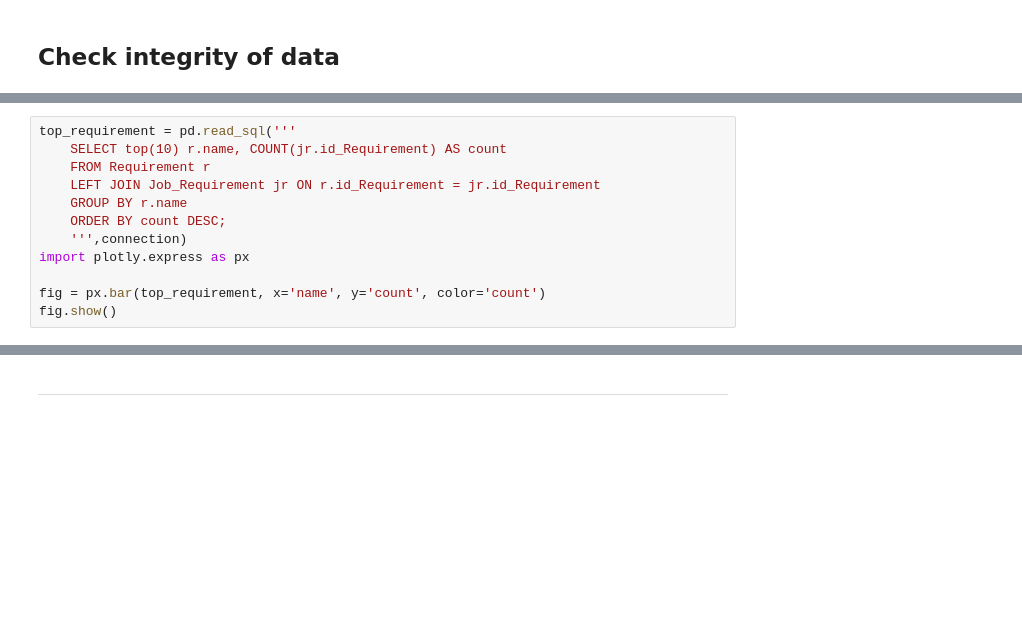
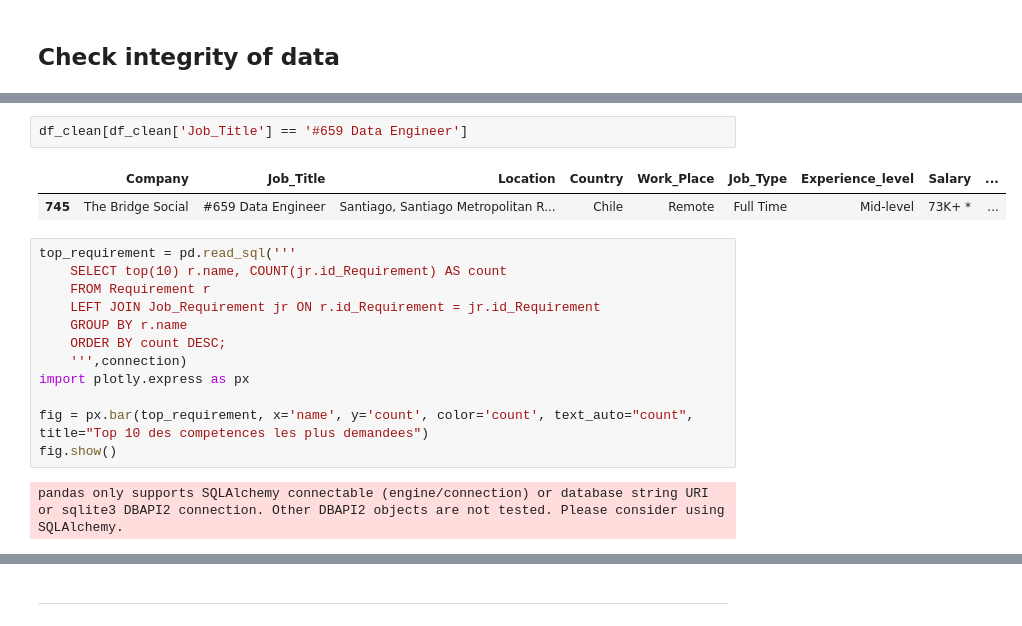
Before and after one commit to Tarifi-Hicham/jobs_project, a Jupyter notebook: script.ipynb, the cells around one changed output, grey strips where cells are left out. Cells and saved outputs as stored; diff of their text form; blank space fills up the shorter version.

```diff
--- a/script.ipynb
+++ b/script.ipynb
@@ -1834,3 +1894,8 @@ pandas only supports SQLAlchemy connectable (engine/connection) or database stri
+# %%
+df_clean[df_clean['Job_Title'] == '#659 Data Engineer']
+# %% [output]
+|  | Company | Job_Title | Location | Country | Work_Place | Job_Type | Experience_level | Salary | ... |
+| 745 | The Bridge Social | #659 Data Engineer | Santiago, Santiago Metropolitan R... | Chile | Remote | Full Time | Mid-level | 73K+ * | ... |
 # %%
 top_requirement = pd.read_sql('''
     SELECT top(10) r.name, COUNT(jr.id_Requirement) AS count
@@ -1841,5 +1906,7 @@ top_requirement = pd.read_sql('''
     ''',connection)
 import plotly.express as px
 
-fig = px.bar(top_requirement, x='name', y='count', color='count')
+fig = px.bar(top_requirement, x='name', y='count', color='count', text_auto="count", title="Top 10 des competences les plus demandees")
 fig.show()
+# %% [output]
+pandas only supports SQLAlchemy connectable (engine/connection) or database string URI or sqlite3 DBAPI2 connection. Other DBAPI2 objects are not tested. Please consider using SQLAlchemy.
```
Also changed, not shown: parts of 17 cells of this notebook.
